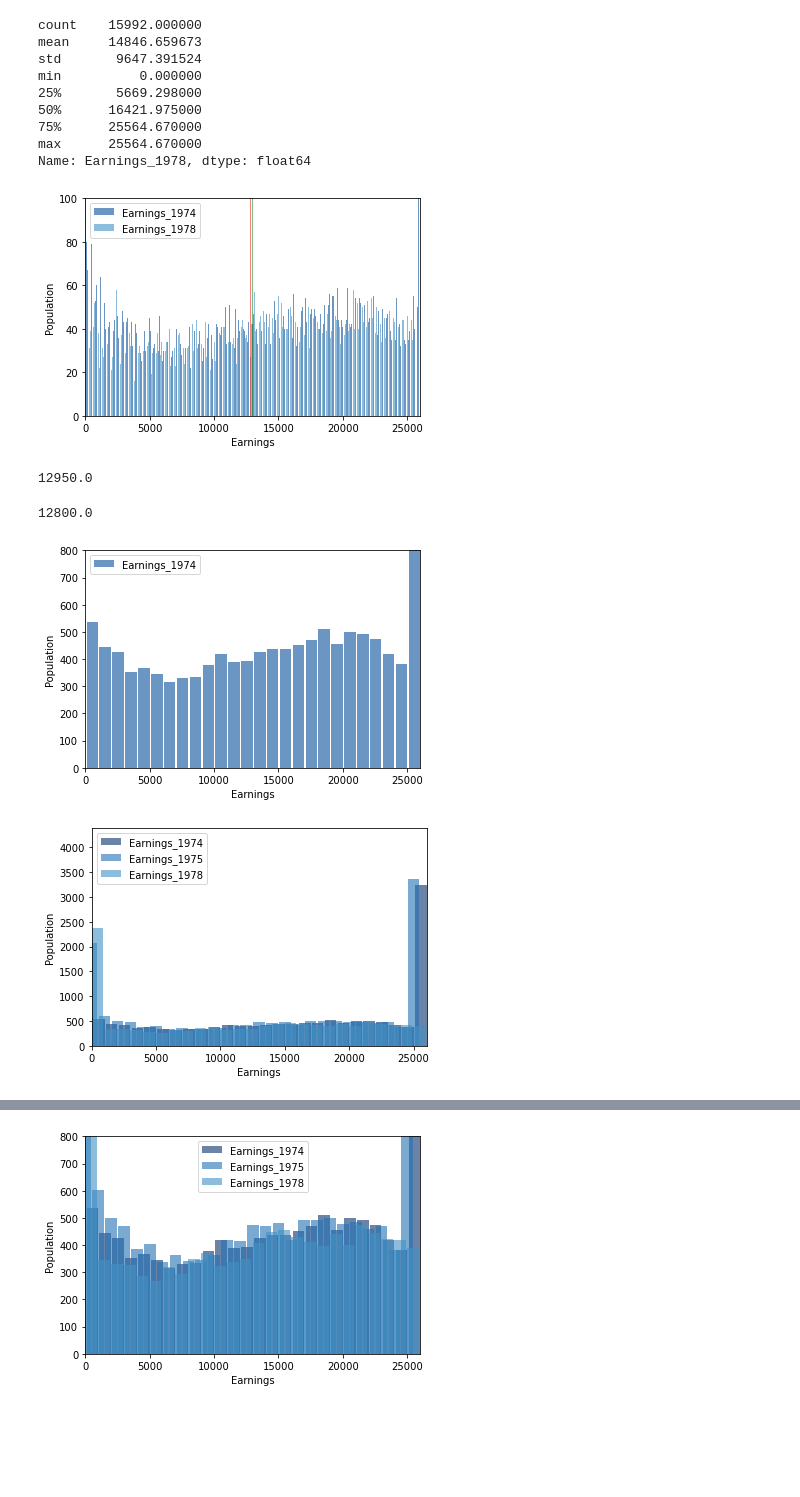
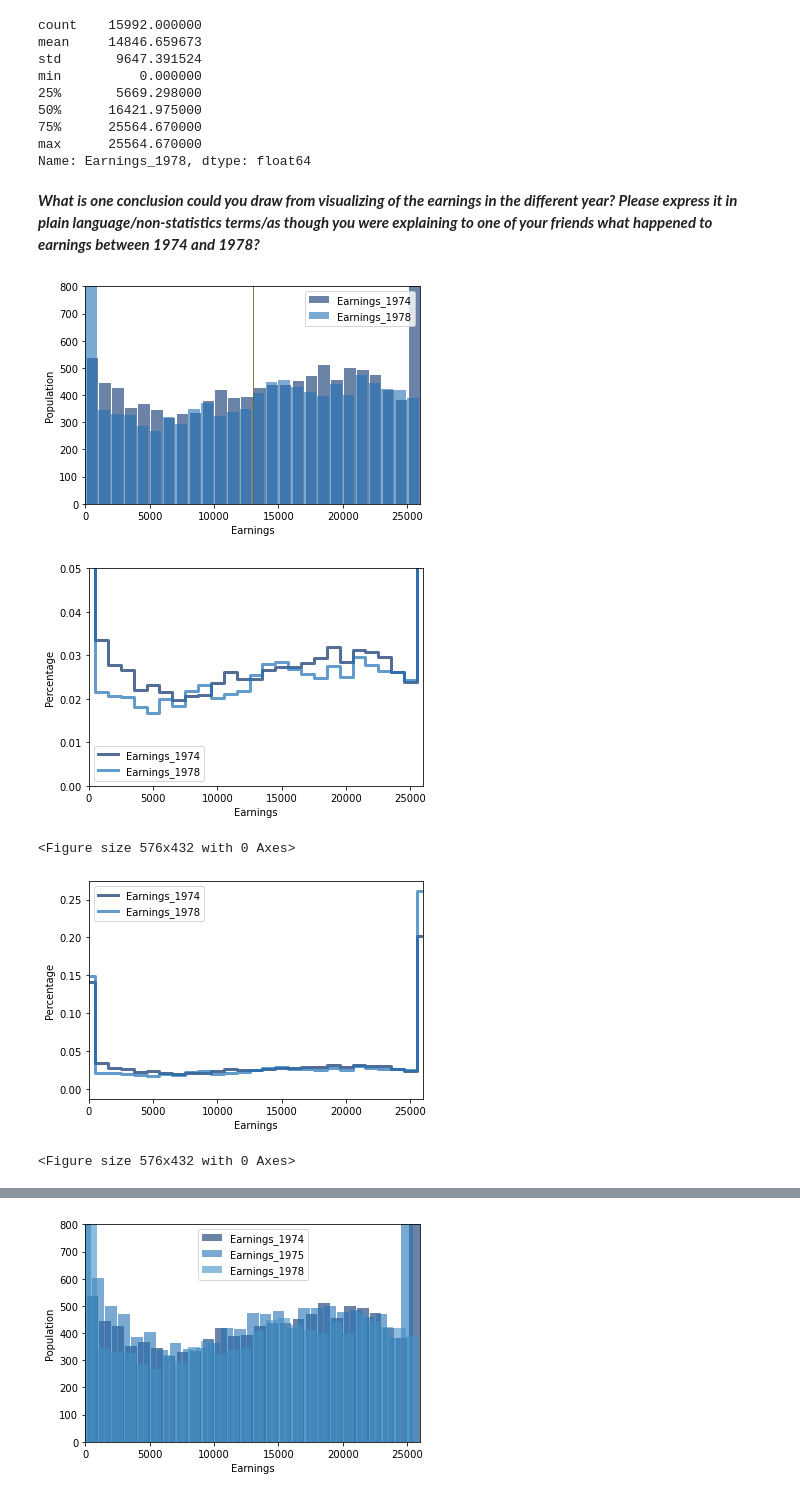
Before and after one commit to Asdukey/BSIP_Assignment_1_Students, a Jupyter notebook: stats_asn_1_stud_temp.ipynb, the cells around one changed output, grey strips where cells are left out. Saved outputs shown, nothing was run; the diff lists cells and outputs as text; code cells hidden in the pictures; blank space fills up the shorter version.

```diff
--- a/stats_asn_1_stud_temp.ipynb
+++ b/stats_asn_1_stud_temp.ipynb
@@ -383,42 +383,37 @@ Name: Earnings_1978, dtype: float64
 earnings_1974 = earnings_1974[~np.isnan(earnings_1974)]
 earnings_1975 = earnings_1975[~np.isnan(earnings_1975)]
 earnings_1978 = earnings_1978[~np.isnan(earnings_1978)]
+# %% [markdown]
+***What is one conclusion could you draw from visualizing of the earnings in the different year? Please express it in plain language/non-statistics terms/as though you were explaining to one of your friends what happened to earnings between 1974 and 1978?***
 # %%
-width = 40
-thinkplot.PrePlot(2)
-earnings_1974hist = thinkstats2.Hist(round(df['Earnings_1974'],-2), label='Earnings_1974')
-earnings_1978hist = thinkstats2.Hist(round(df['Earnings_1978'],-2), label='Earnings_1978')
-thinkplot.Hist(earnings_1974hist,align="right", width=width)
-thinkplot.Hist(earnings_1978hist,align="left", width=width)
-thinkplot.Config(xlabel='Earnings', ylabel='Population', xlim=[0,26000], ylim=[0,100])
-thinkplot.axvline(np.average(earnings_1974hist), color="green")
-thinkplot.axvline(np.average(earnings_1978hist), color="red")
+
+thinkplot.PrePlot
+earnings_1974hist = thinkstats2.Hist(round(df['Earnings_1974'],-3), label='Earnings_1974')
+earnings_1978hist = thinkstats2.Hist(round(df['Earnings_1978'],-3), label='Earnings_1978')
+thinkplot.Hist(earnings_1974hist,align="right")
+thinkplot.Hist(earnings_1978hist,align="left")
+thinkplot.Config(xlabel='Earnings', ylabel='Population', xlim=[0,26000], ylim=[0,800])
+thinkplot.axvline(np.mean(earnings_1974hist), color="red")
+thinkplot.axvline(np.mean(earnings_1978hist), color="green")
 # %% [output]
-[figure, old version]
+[figure, new version]
-# %%
-np.average(earnings_1974hist)
-# %% [output]
-12950.0
-# %%
-np.average(earnings_1978hist)
-# %% [output]
-12800.0
 # %%
-
-thinkplot.PrePlot(2)
-earnings_1974hist = thinkstats2.Hist(round(df['Earnings_1974'],-3), label='Earnings_1974')
-thinkplot.Hist(earnings_1974hist,align="right")
-thinkplot.Config(xlabel='Earnings', ylabel='Population', xlim=[0,26000], ylim=[0,800])
+thinkplot.PrePlot
+earnings_1974pmf= thinkstats2.Pmf(round(earnings_1974,-3), label='Earnings_1974')
+earnings_1978pmf= thinkstats2.Pmf(round(earnings_1978,-3), label='Earnings_1978')
+thinkplot.Pmfs([earnings_1974pmf])
+thinkplot.Pmfs([earnings_1978pmf])
+thinkplot.Show(xlabel="Earnings", ylabel = "Percentage", xlim=[0, 26000], ylim=[0,0.05])
 # %% [output]
-[figure, old version]
+[figure, new version]
+<Figure size 576x432 with 0 Axes>
 # %%
 thinkplot.PrePlot
-earnings_1974hist = thinkstats2.Hist(round(df['Earnings_1974'],-3), label='Earnings_1974')
-earnings_1975hist = thinkstats2.Hist(round(df['Earnings_1975'],-3), label='Earnings_1975')
-earnings_1978hist = thinkstats2.Hist(round(df['Earnings_1978'],-3), label='Earnings_1978')
-thinkplot.Hist(earnings_1974hist,align="right")
-thinkplot.Hist(earnings_1975hist,align="center")
-thinkplot.Hist(earnings_1978hist,align="left")
-thinkplot.Config(xlabel='Earnings', ylabel='Population', xlim=[0,26000])
+earnings_1974pmf= thinkstats2.Pmf(round(earnings_1974,-3), label='Earnings_1974')
+earnings_1978pmf= thinkstats2.Pmf(round(earnings_1978,-3), label='Earnings_1978')
+thinkplot.Pmfs([earnings_1974pmf])
+thinkplot.Pmfs([earnings_1978pmf])
+thinkplot.Show(xlabel="Earnings", ylabel = "Percentage", xlim=[0, 26000] )
 # %% [output]
-[figure, old version]
+[figure, new version]
+<Figure size 576x432 with 0 Axes>
```
Also changed, not shown: parts of 24 cells of this notebook.
